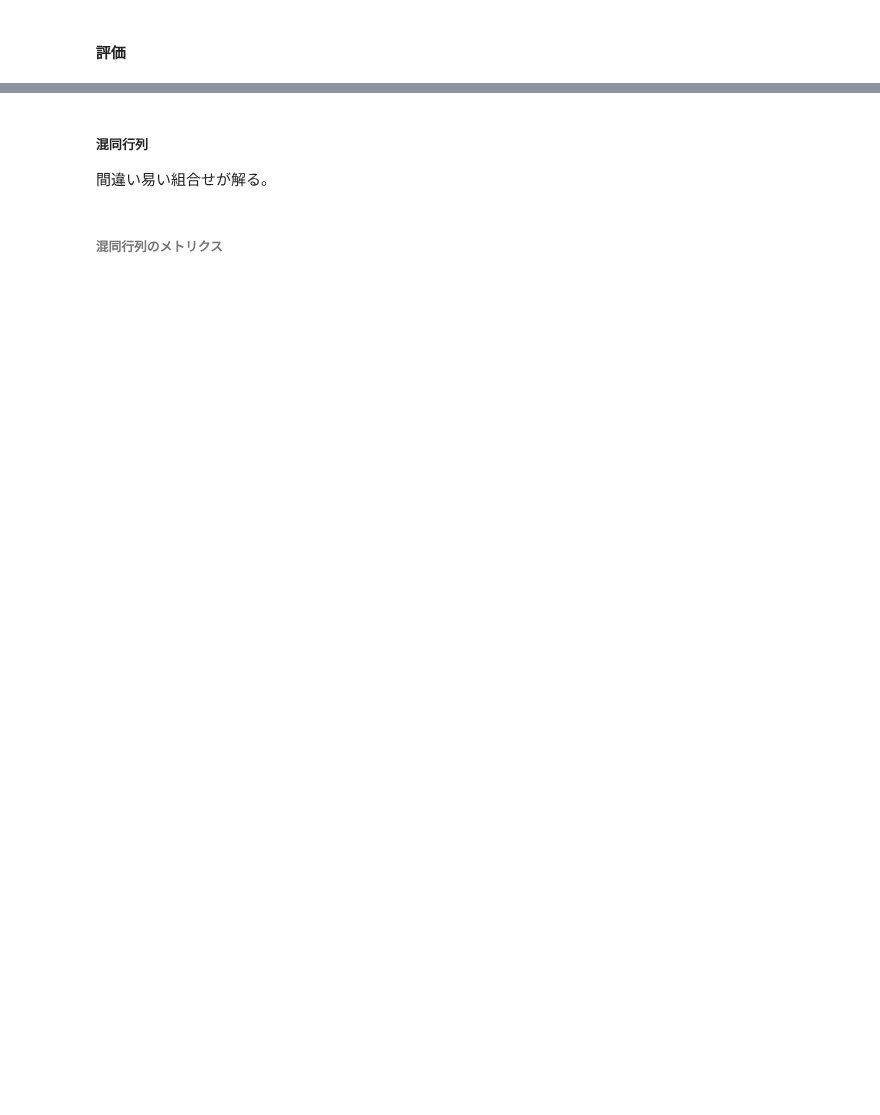
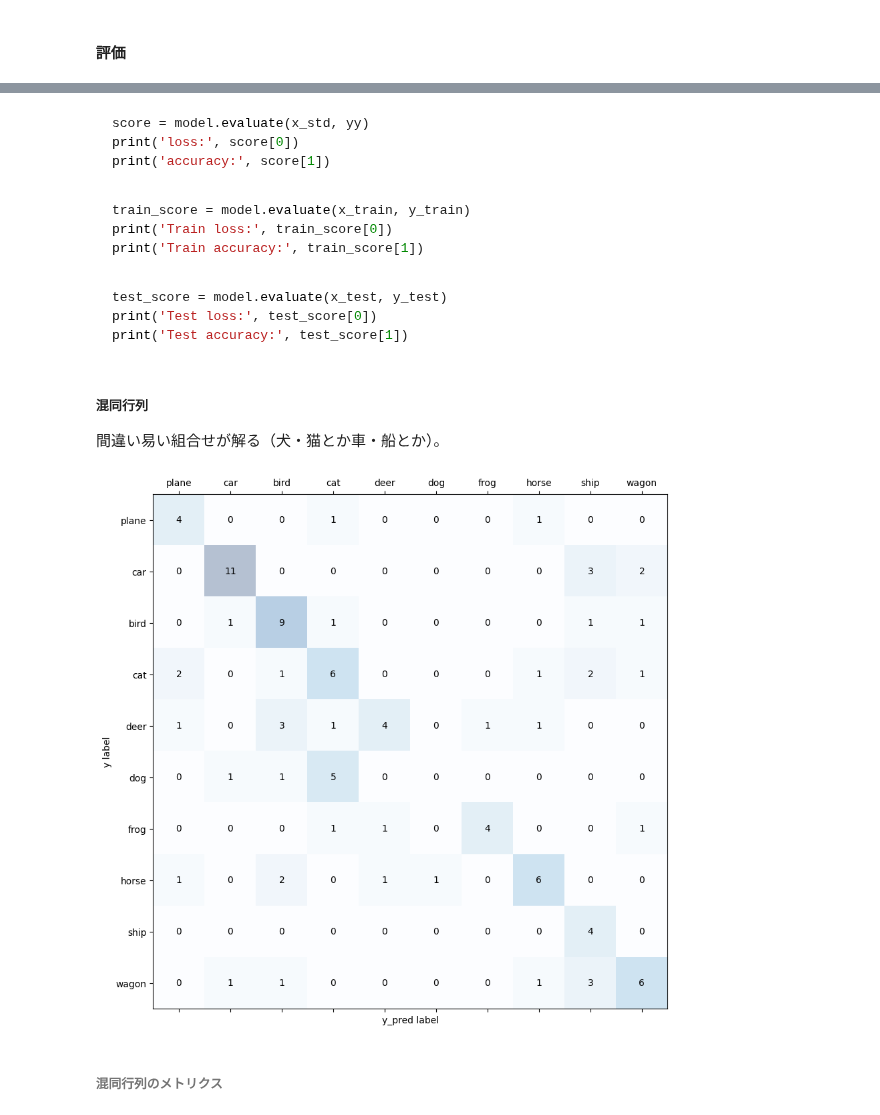
Before and after one commit to OpenTouryoProject/DxCommon, a Jupyter notebook: Notebook/Jupyter/path/TensorFlowAndKeras3.ipynb, the cells around one changed output, grey strips where cells are left out. Cells and saved outputs as stored; diff of their text form; code cells hidden in the pictures; blank space fills up the shorter version.

````diff
--- a/Notebook/Jupyter/path/TensorFlowAndKeras3.ipynb
+++ b/Notebook/Jupyter/path/TensorFlowAndKeras3.ipynb
@@ -694,4 +941,5 @@ else:
 # %% [markdown]
 ###### 一括
 # %%
-yy_pred = model.predict(x_std)
+# The kernel appears to have died. It will restart automatically. と落ちるので100問に減らした。
+yy_pred = model.predict(x_std[:100])
@@ -720,10 +963,30 @@ print('Test accuracy:', test_score[1])
+# %% [markdown]
+```python
+score = model.evaluate(x_std, yy)
+print('loss:', score[0])
+print('accuracy:', score[1])
+```
+# %% [markdown]
+```python
+train_score = model.evaluate(x_train, y_train)
+print('Train loss:', train_score[0])
+print('Train accuracy:', train_score[1])
+```
+# %% [markdown]
+```python
+test_score = model.evaluate(x_test, y_test)
+print('Test loss:', test_score[0])
+print('Test accuracy:', test_score[1])
+```
 # %% [markdown]
 ##### 混同行列
-間違い易い組合せが解る。
+間違い易い組合せが解る（犬・猫とか車・船とか）。
 # %%
-cm_cifar10 = confusion_matrix(y_org, y_pred)
+cm_cifar10 = confusion_matrix(y_org[:100], y_pred[:100])
 plot_cm(cm_cifar10,
        ['plane','car','bird','cat','deer','dog','frog','horse','ship','wagon'])
+# %% [output]
+[figure, added]
 # %% [markdown]
 ###### 混同行列のメトリクス
 # %%
````
Also changed, not shown: parts of 57 cells of this notebook, 5 other files.
